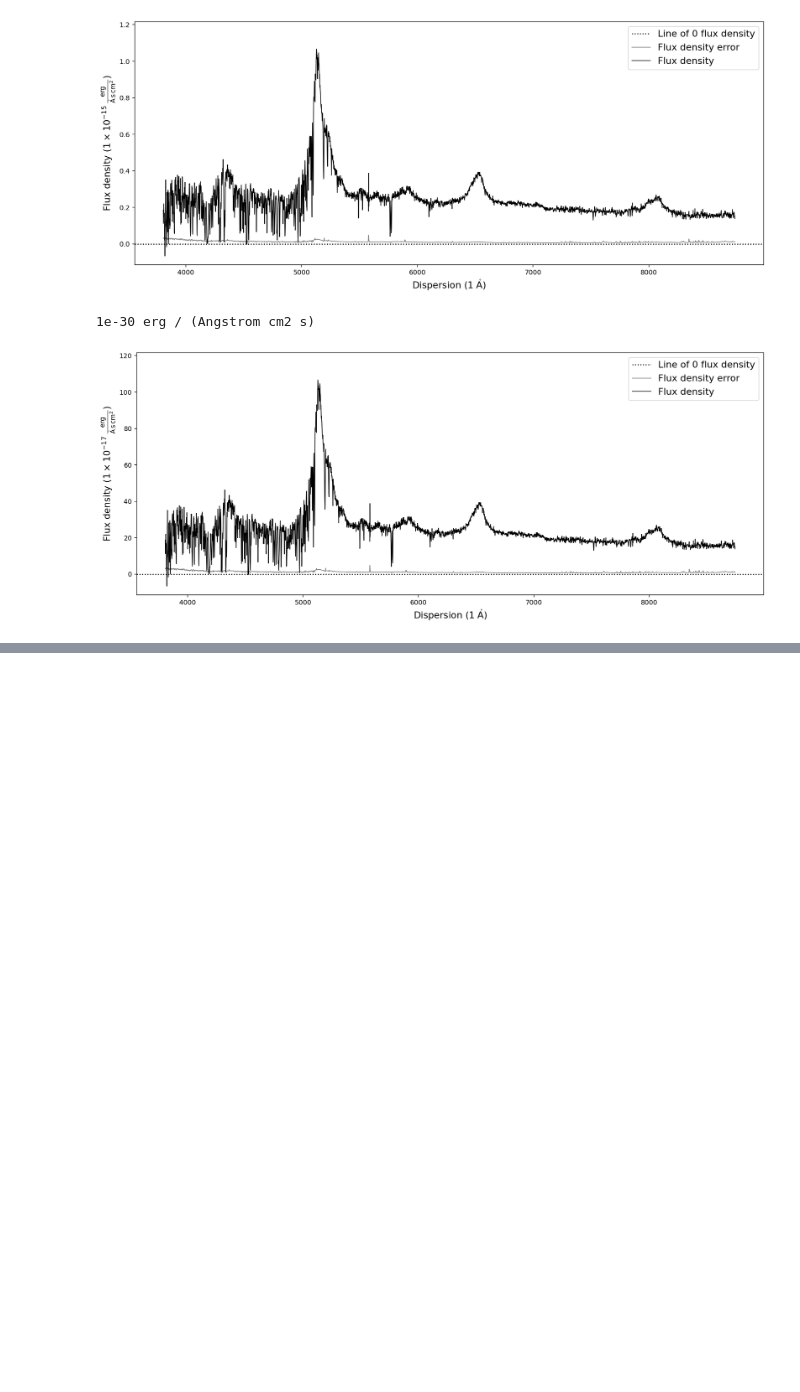
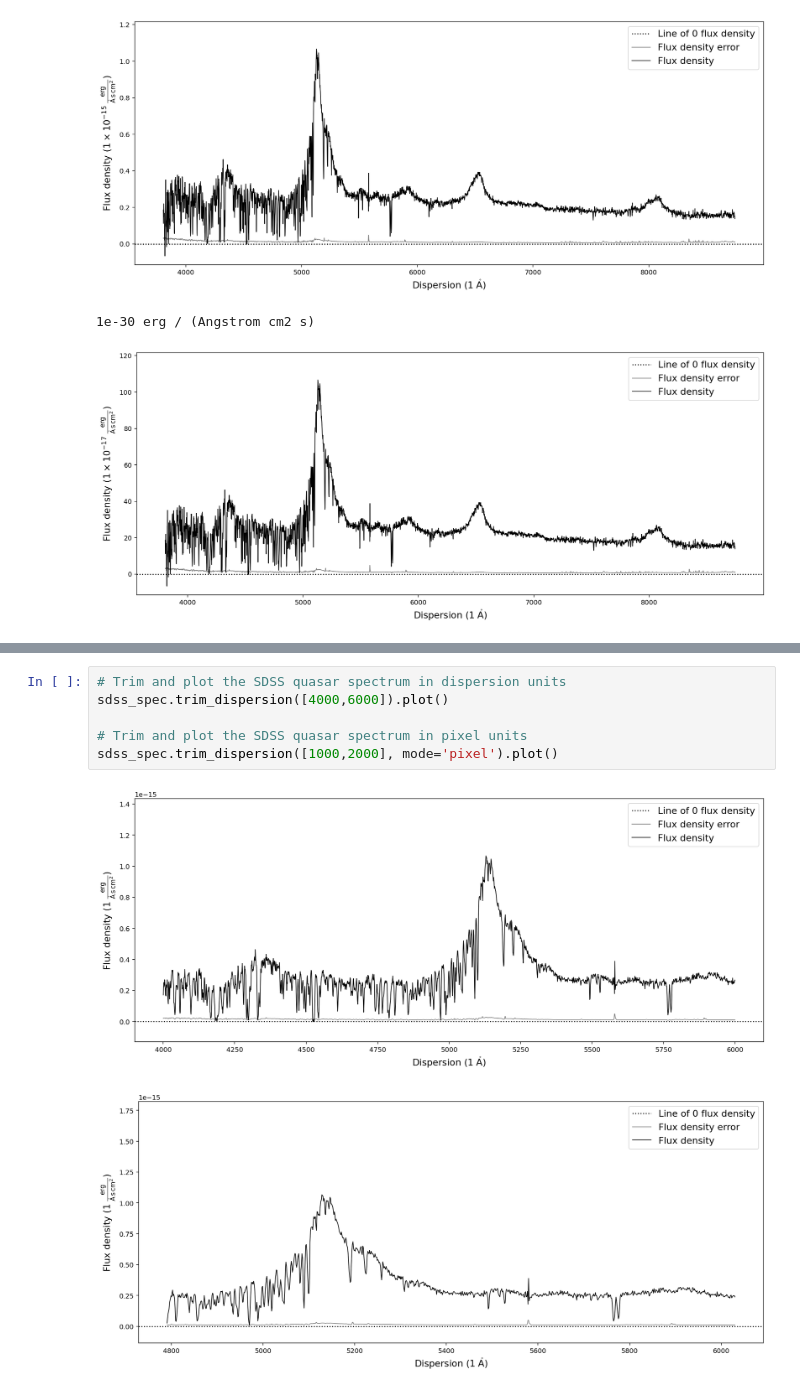
Before and after one commit to jtschindler/sculptor, a Jupyter notebook: examples/notebooks/speconed_demonstration.ipynb, the cells around one changed output, grey strips where cells are left out. Cells and saved outputs as stored; diff of their text form; blank space fills up the shorter version.

Commit message:
Added SpecAnalysis documentation notebook, updated docs accordingly

```diff
--- a/examples/notebooks/speconed_demonstration.ipynb
+++ b/examples/notebooks/speconed_demonstration.ipynb
@@ -353,0 +291,9 @@ spec.plot()
+# %%
+# Trim and plot the SDSS quasar spectrum in dispersion units
+sdss_spec.trim_dispersion([4000,6000]).plot()
+
+# Trim and plot the SDSS quasar spectrum in pixel units
+sdss_spec.trim_dispersion([1000,2000], mode='pixel').plot()
+# %% [output]
+[figure, added]
+[figure, added]
```
Also changed, not shown: parts of 54 cells of this notebook, 33 other files.
